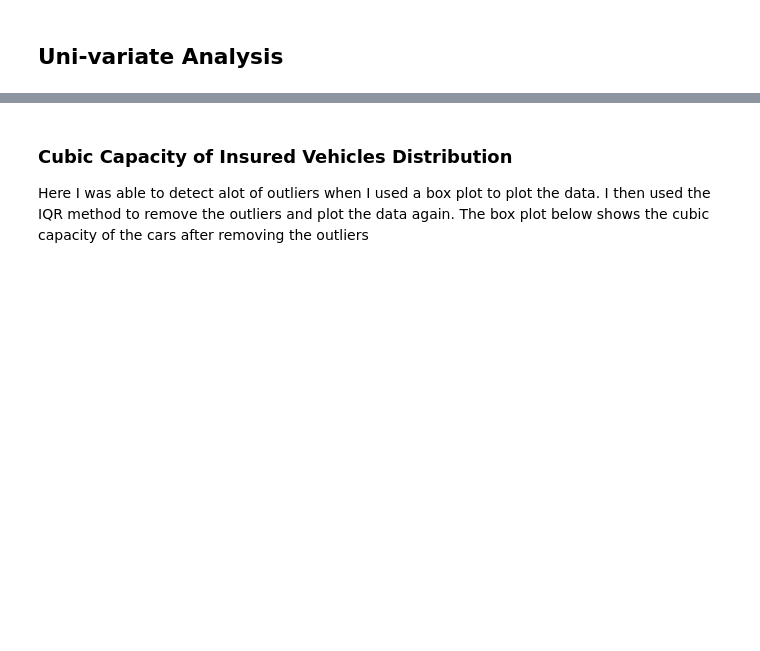
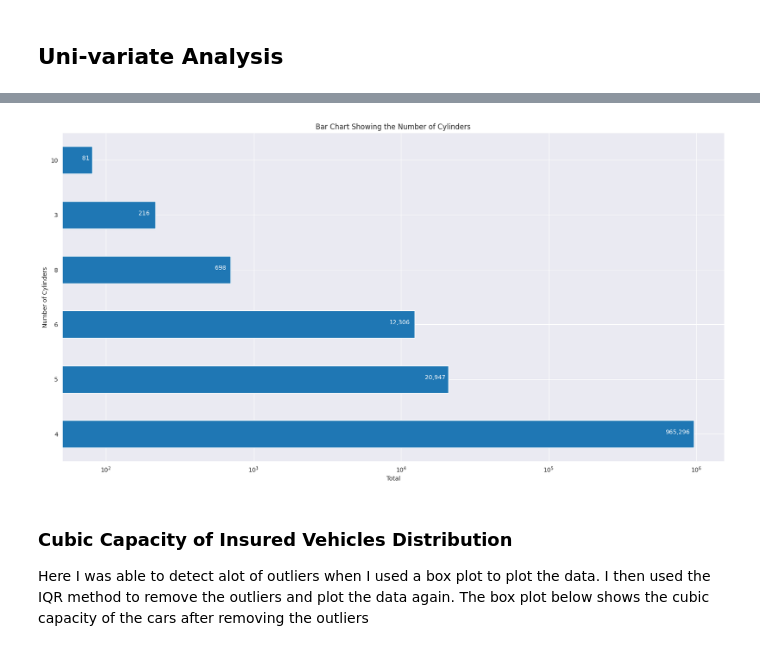
Before and after one commit to leuel-a/alpha-care-insurance-analysis, a Jupyter notebook: notebooks/EDA.ipynb, the cells around one changed output, grey strips where cells are left out. Saved outputs shown, nothing was run; the diff lists cells and outputs as text; code cells hidden in the pictures; blank space fills up the shorter version.

```diff
--- a/notebooks/EDA.ipynb
+++ b/notebooks/EDA.ipynb
@@ -82,7 +183,8 @@ vehicles_with_no_doors
 # %%
 for vehicle in vehicles_with_no_doors:
     mode = df[(df["VehicleType"] == vehicle) & (df["NumberOfDoors"] != 0)]["NumberOfDoors"].mode()[0]
-    df["NumberOfDoors"] = np.where((df["VehicleType"] == vehicle) & (df["NumberOfDoors"] == 0), mode, df["NumberOfDoors"])
+    df["NumberOfDoors"] = np.where((df["VehicleType"] == vehicle) & (df["NumberOfDoors"] == 0), mode,
+                                   df["NumberOfDoors"])
 # %%
 numeric_columns = df.select_dtypes(include=np.number).columns.tolist()
 numeric_columns
@@ -121,0 +207,7 @@ plt.show()
+# %%
+df_cylinders = df["Cylinders"].value_counts().reset_index()
+
+df_cylinders.columns = ["Cylinders", "Total"]
+df_cylinders.set_index("Cylinders", inplace=True)
+
+df_cylinders
@@ -122,3 +223,24 @@ plt.show()
+# %%
+df_cylinders["Total"].plot(kind="barh", figsize=(20, 10))
+
+plt.title("Bar Chart Showing the Number of Cylinders")
+plt.xlabel("Total")
+plt.ylabel("Number of Cylinders")
+
+plt.xscale("log")
+
+for index, value in enumerate(df_cylinders.index):
+    total = df_cylinders.loc[value, "Total"]
+    label = format(total, ',')
+
+    dist = {0: 350000, 1: 6500, 2: 4000, 3: 150, 4: 50, 5: 12}
+    plt.annotate(
+        label,
+        xy=(total - dist[index], index),
+        color="white"
+    )
+# %% [output]
+[figure, added]
 # %% [markdown]
 ### Cubic Capacity of Insured Vehicles Distribution
 
```
Also changed, not shown: parts of 46 cells of this notebook, 1 other file.
